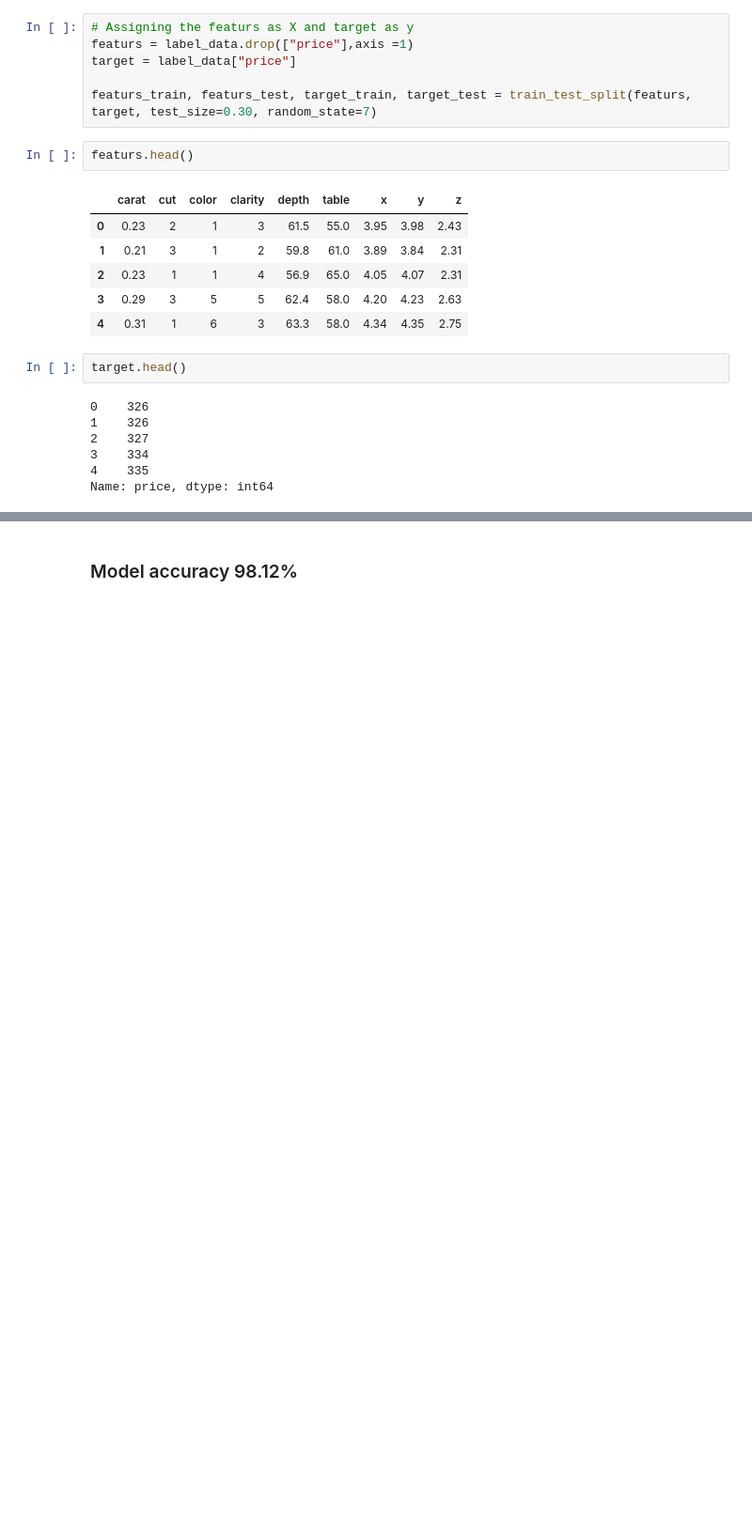
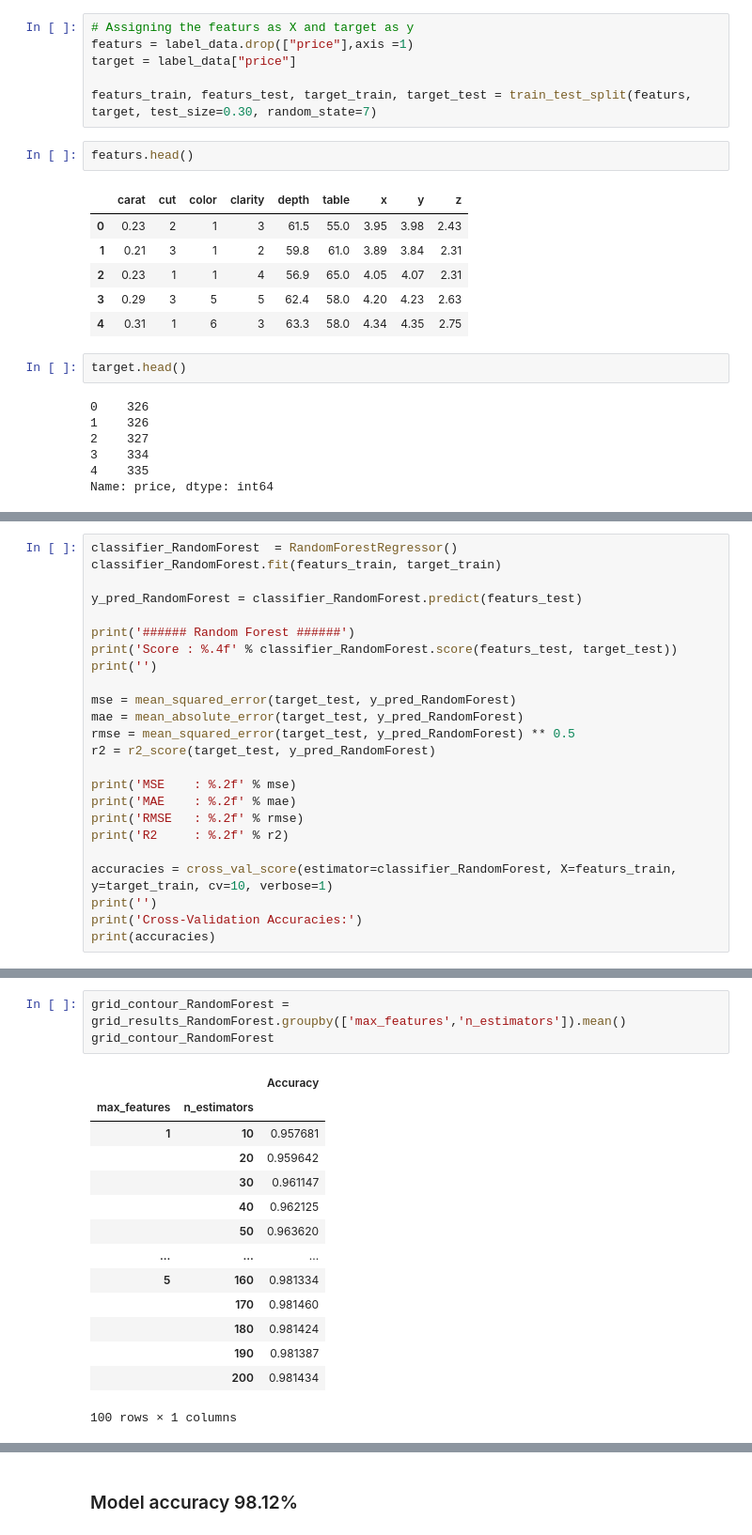
Before and after one commit to Ammar743/ML-Diamond, a Jupyter notebook: Diamond Price Prediction.ipynb, the cells around one changed output, grey strips where cells are left out. Shown at 94% size. Drawn from its saved outputs; the diff is of its cells as text; blank space fills up the shorter version.

```diff
--- a/Diamond Price Prediction.ipynb
+++ b/Diamond Price Prediction.ipynb
@@ -347,0 +312,24 @@ RMSE: 392.3186608981691
+# %%
+classifier_RandomForest  = RandomForestRegressor()
+classifier_RandomForest.fit(featurs_train, target_train)
+
+y_pred_RandomForest = classifier_RandomForest.predict(featurs_test)
+
+print('###### Random Forest ######')
+print('Score : %.4f' % classifier_RandomForest.score(featurs_test, target_test))
+print('')
+
+mse = mean_squared_error(target_test, y_pred_RandomForest)
+mae = mean_absolute_error(target_test, y_pred_RandomForest)
+rmse = mean_squared_error(target_test, y_pred_RandomForest) ** 0.5
+r2 = r2_score(target_test, y_pred_RandomForest)
+
+print('MSE    : %.2f' % mse)
+print('MAE    : %.2f' % mae)
+print('RMSE   : %.2f' % rmse)
+print('R2     : %.2f' % r2)
+
+accuracies = cross_val_score(estimator=classifier_RandomForest, X=featurs_train, y=target_train, cv=10, verbose=1)
+print('')
+print('Cross-Validation Accuracies:')
+print(accuracies)
@@ -347,0 +377,18 @@ RMSE: 392.3186608981691
+# %%
+grid_contour_RandomForest = grid_results_RandomForest.groupby(['max_features','n_estimators']).mean()
+grid_contour_RandomForest
+# %% [output]
+|  |  | Accuracy |
+| max_features | n_estimators |  |
+| 1 | 10 | 0.957681 |
+|  | 20 | 0.959642 |
+|  | 30 | 0.961147 |
+|  | 40 | 0.962125 |
+|  | 50 | 0.963620 |
+| ... | ... | ... |
+| 5 | 160 | 0.981334 |
+|  | 170 | 0.981460 |
+|  | 180 | 0.981424 |
+|  | 190 | 0.981387 |
+|  | 200 | 0.981434 |
+100 rows × 1 columns
```
Also changed, not shown: parts of 41 cells of this notebook, 1 other file.
